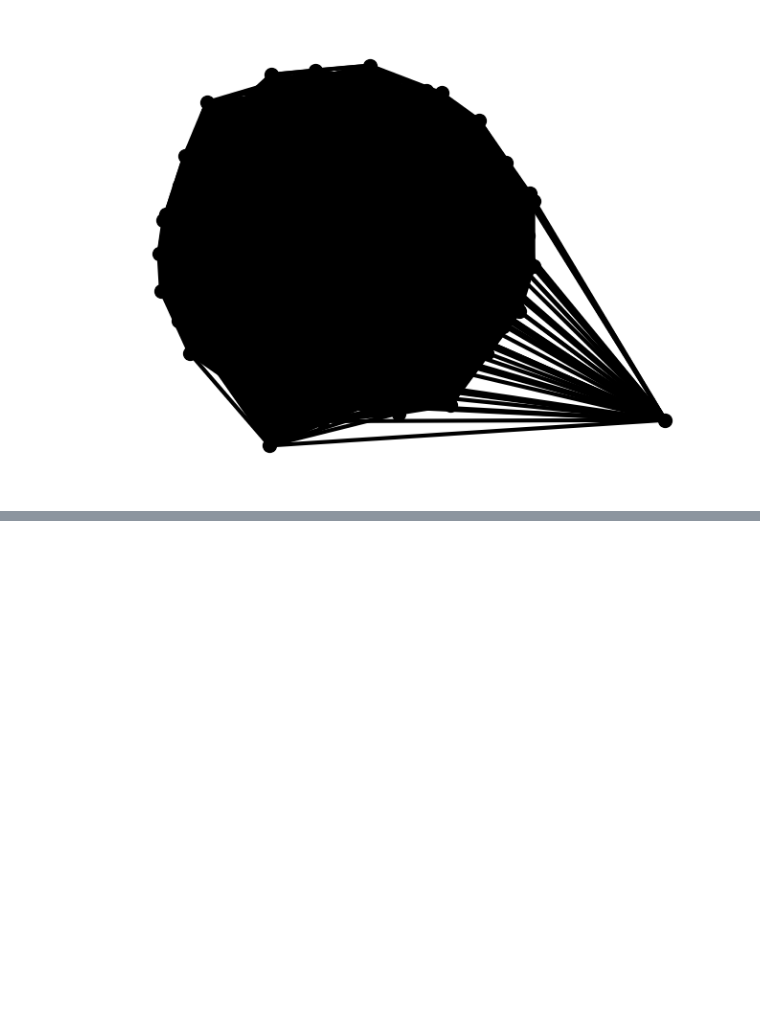
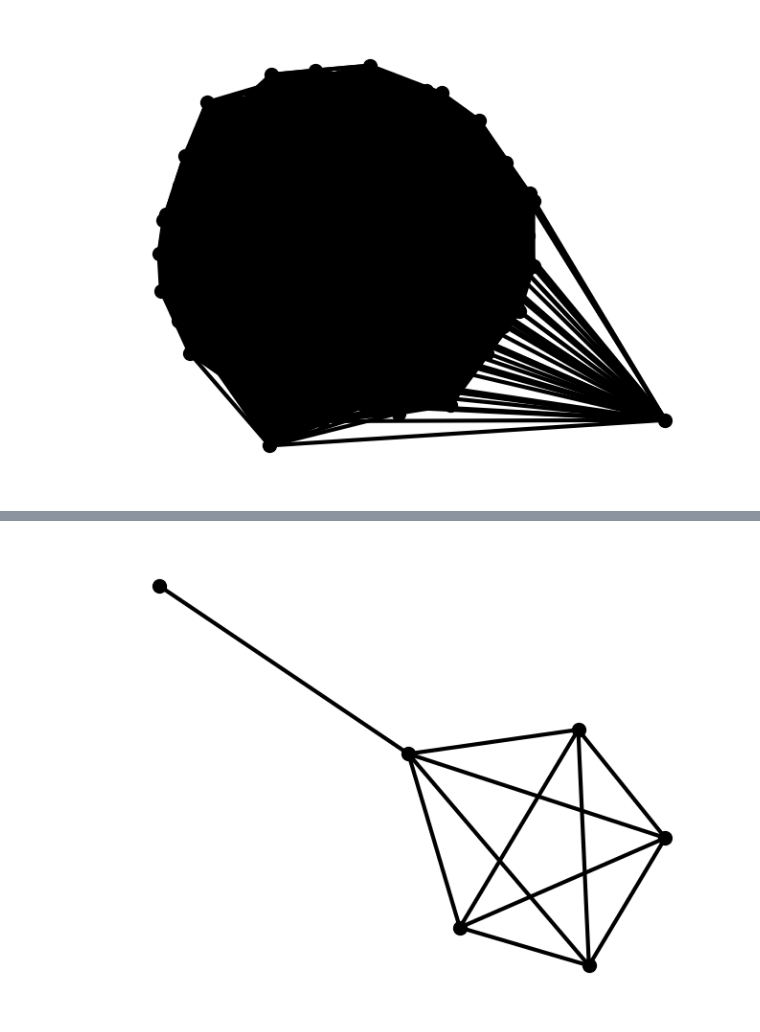
Before and after one commit to vonals/code, a Jupyter notebook: graphx.ipynb, the cells around one changed output, grey strips where cells are left out. Cells and saved outputs as stored; diff of their text form; code cells hidden in the pictures; blank space fills up the shorter version.

```diff
--- a/graphx.ipynb
+++ b/graphx.ipynb
@@ -321,0 +377,9 @@ show_graph(G)
+# %%
+def stable_2(G):
+    # return all the stable sets with 2 vertices
+    # Find all maximal cliques in the complement of the graph
+    complement = nx.complement(G)
+    cliques = nx.find_cliques(complement)
+    # Filter cliques of size 2 and convert them to sets
+    stable_sets = [set(clique) for clique in cliques if len(clique) == 2]
+    return stable_sets
@@ -321,0 +392,5 @@ show_graph(G)
+# %%
+stable_sets=stable_2(G)
+# Print the stable sets
+for stable_set in stable_sets:
+    print(stable_set)
@@ -321,0 +406,22 @@ show_graph(G)
+# %%
+def disconnect_G(G,vertex_sets):
+    # if a given set disconnect G
+    # return the components
+    components=[]
+    for vertex_set in vertex_sets:
+        G_cp=copy.deepcopy(G)
+        G_cp.remove_nodes_from(vertex_set)
+        # if vertex_set disconnect G
+        if not nx.is_connected(G_cp):
+            print('vertex_set:',vertex_set)
+            for comp in list(nx.connected_components(G_cp)):
+                # add vertex_set to component
+                print(comp)
+                comp_uv=comp.union(vertex_set)
+                G_sub=G.subgraph(comp_uv)
+                # add subgraph to components
+                components.append(G_sub)
+            # return all the component
+            return True,components
+    # return False,[]
+    return False,components
@@ -321,0 +442,4 @@ show_graph(G)
+# %%
+show_graph(components[0])
+# %% [output]
+[figure, added]
```
Also changed, not shown: parts of 15 cells of this notebook.
